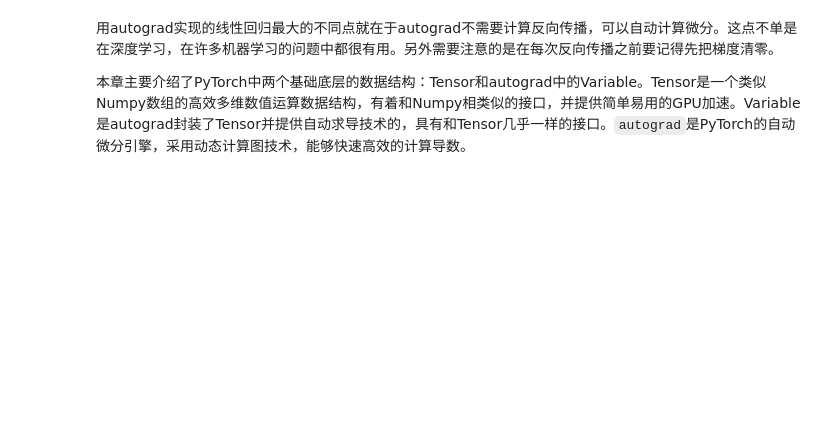
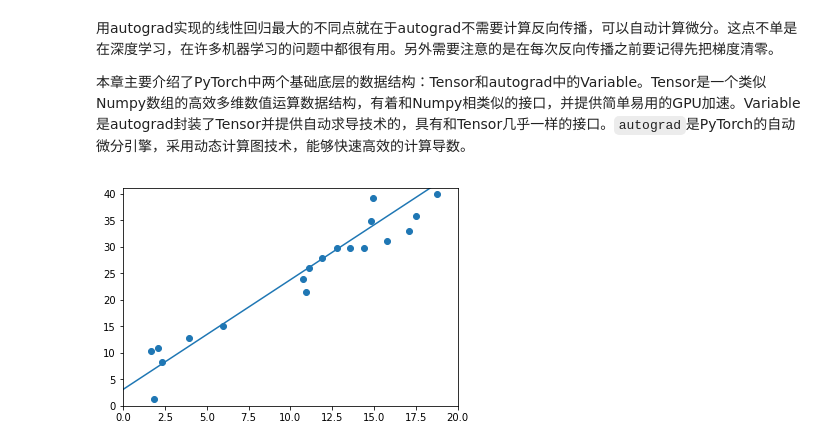
Before and after one commit to txytju/pytorch-book, a Jupyter notebook: chapter3-Tensor-autograd/Autograd.ipynb, the cells around one changed output. Cells and saved outputs as stored; diff of their text form; code cells hidden in the pictures; blank space fills up the shorter version.

```diff
--- a/chapter3-Tensor-autograd/Autograd.ipynb
+++ b/chapter3-Tensor-autograd/Autograd.ipynb
@@ -669,0 +640,50 @@ print(w.data.squeeze()[0], b.data.squeeze()[0])
+# %%
+x, y = get_fake_data()
+print(x.shape)
+# %%
+# 使用pytorch实现线性回归
+
+# Steps
+# 1. 定义变量
+
+lr = 1e-3
+w = V(t.rand(1,1), requires_grad=True)
+b = V(t.zeros(1,1), requires_grad=True)
+
+for i in range(10000) :
+
+    x, y = get_fake_data()
+    x = V(x)
+    y = V(y)
+
+    # 2. 定义计算图
+    # print(x.shape, w.shape)
+    y_pred = x.mm(w) + b.expand_as(y)    # mm : matrix multiplication do not broadcast.  (8,1)*(1,1) + (1,1)
+    loss = (y_pred - y)**2 * 0.5
+    loss = loss.sum()
+
+    # 3. 反向传播，更新变量
+    loss.backward()
+
+    w.data.sub_(w.grad.data * lr)
+    b.data.sub_(b.grad.data * lr)
+
+    w.grad.data.zero_()
+    b.grad.data.zero_()
+
+    # 4. 绘图
+    if i%1000 ==0:
+        display.clear_output(wait=True)
+        x = t.arange(0, 20).view(-1, 1)
+        y = x.mm(w.data) + b.data.expand_as(x)
+        plt.plot(x.numpy(), y.numpy()) # predicted
+
+        x2, y2 = get_fake_data(batch_size=20)
+        plt.scatter(x2.numpy(), y2.numpy()) # true data
+
+        plt.xlim(0,20)
+        plt.ylim(0,41)
+        plt.show()
+        plt.pause(0.5)
+# %% [output]
+[figure, added]
```
Also changed, not shown: parts of 29 cells of this notebook, 1 other file.
